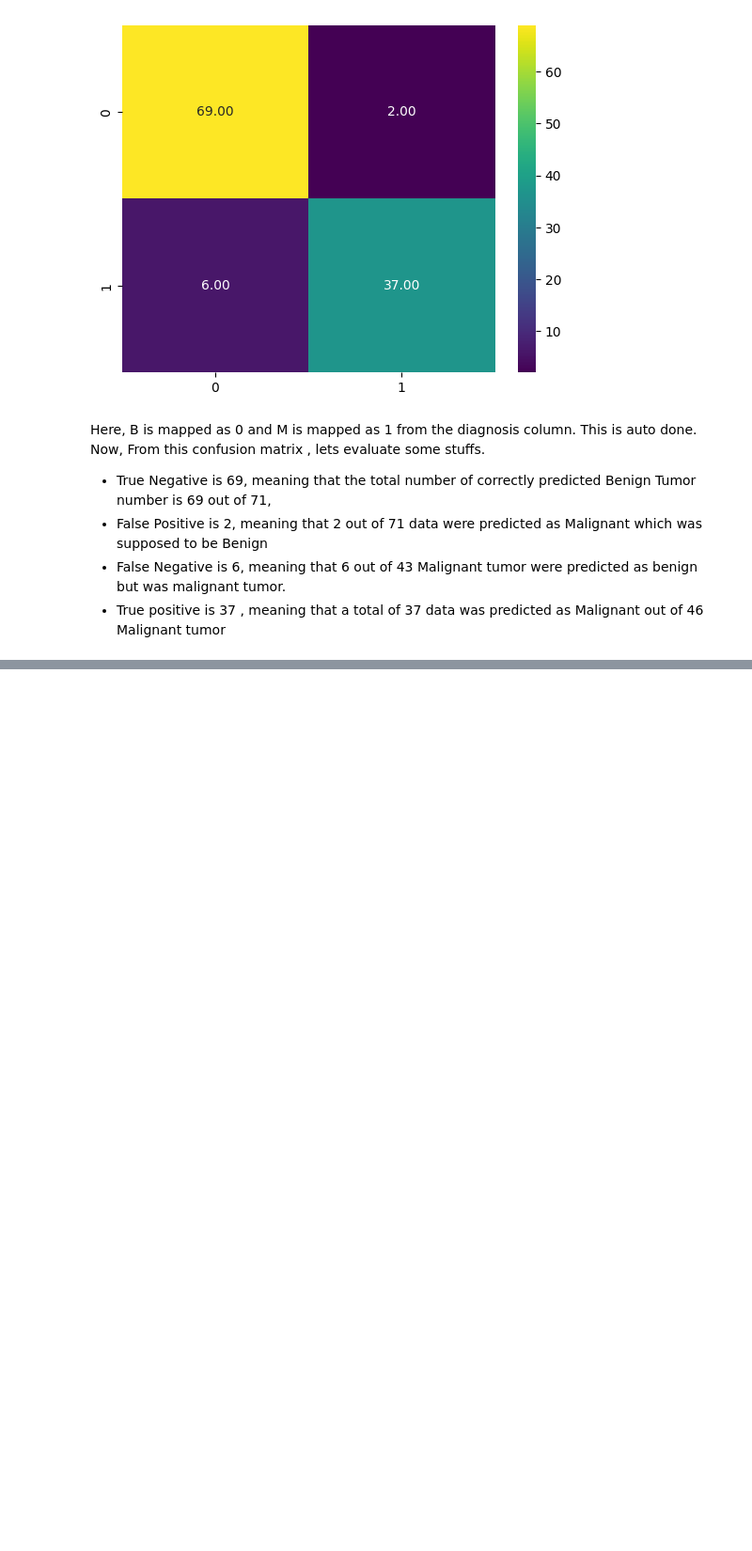
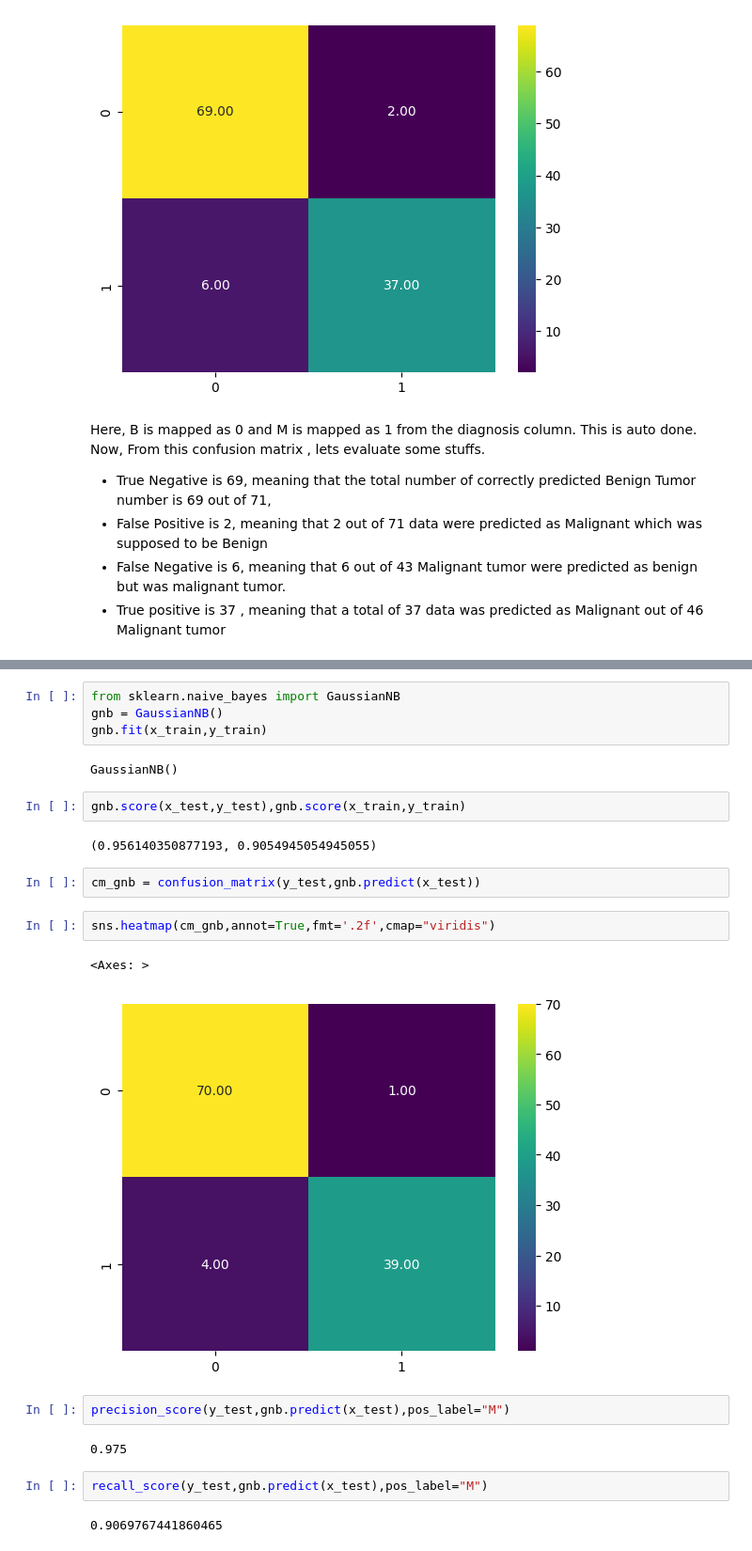
Before and after one commit to hahahang0/MLPracFromKaggle, a Jupyter notebook: BreastCancer/solutions/practical.ipynb, the cells around one changed output, grey strips where cells are left out. Shown at 94% size. Saved outputs shown, nothing was run; the diff lists cells and outputs as text; blank space fills up the shorter version.

```diff
--- a/BreastCancer/solutions/practical.ipynb
+++ b/BreastCancer/solutions/practical.ipynb
@@ -634,0 +735,25 @@ sns.heatmap(cm_rbf,annot=True,fmt=".2f",cmap="viridis")
+# %%
+from sklearn.naive_bayes import GaussianNB
+gnb = GaussianNB()
+gnb.fit(x_train,y_train)
+# %% [output]
+GaussianNB()
+# %%
+gnb.score(x_test,y_test),gnb.score(x_train,y_train)
+# %% [output]
+(0.956140350877193, 0.9054945054945055)
+# %%
+cm_gnb = confusion_matrix(y_test,gnb.predict(x_test))
+# %%
+sns.heatmap(cm_gnb,annot=True,fmt='.2f',cmap="viridis")
+# %% [output]
+<Axes: >
+[figure, added]
+# %%
+precision_score(y_test,gnb.predict(x_test),pos_label="M")
+# %% [output]
+0.975
+# %%
+recall_score(y_test,gnb.predict(x_test),pos_label="M")
+# %% [output]
+0.9069767441860465
```
Also changed, not shown: parts of 24 cells of this notebook.
